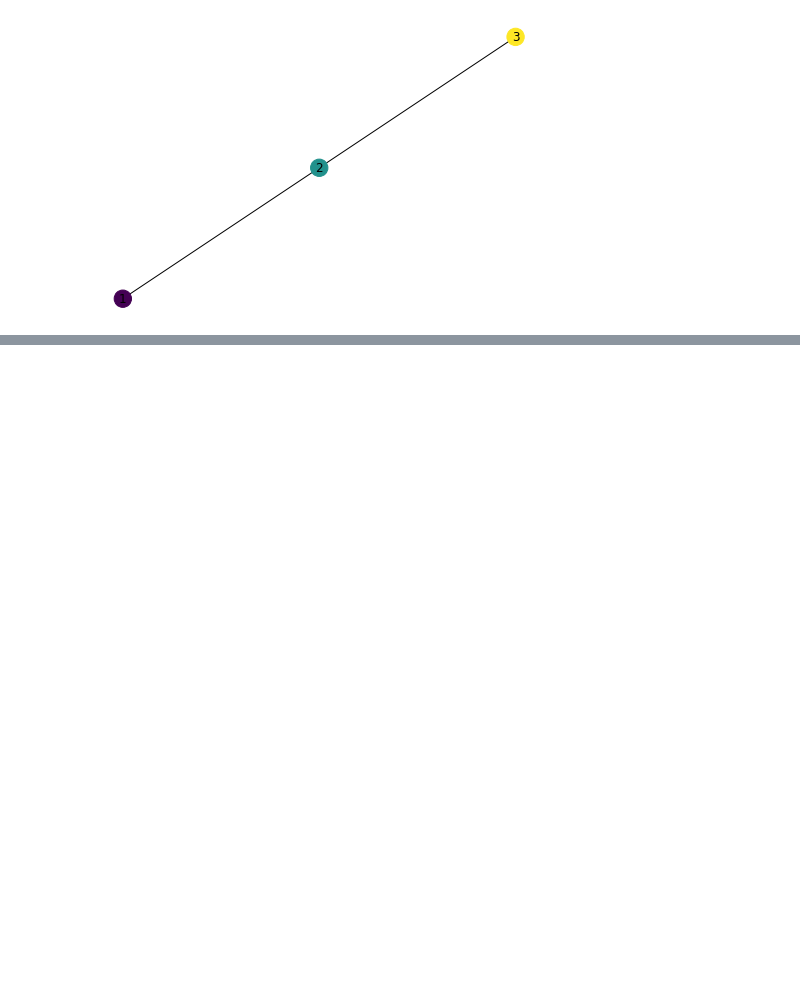
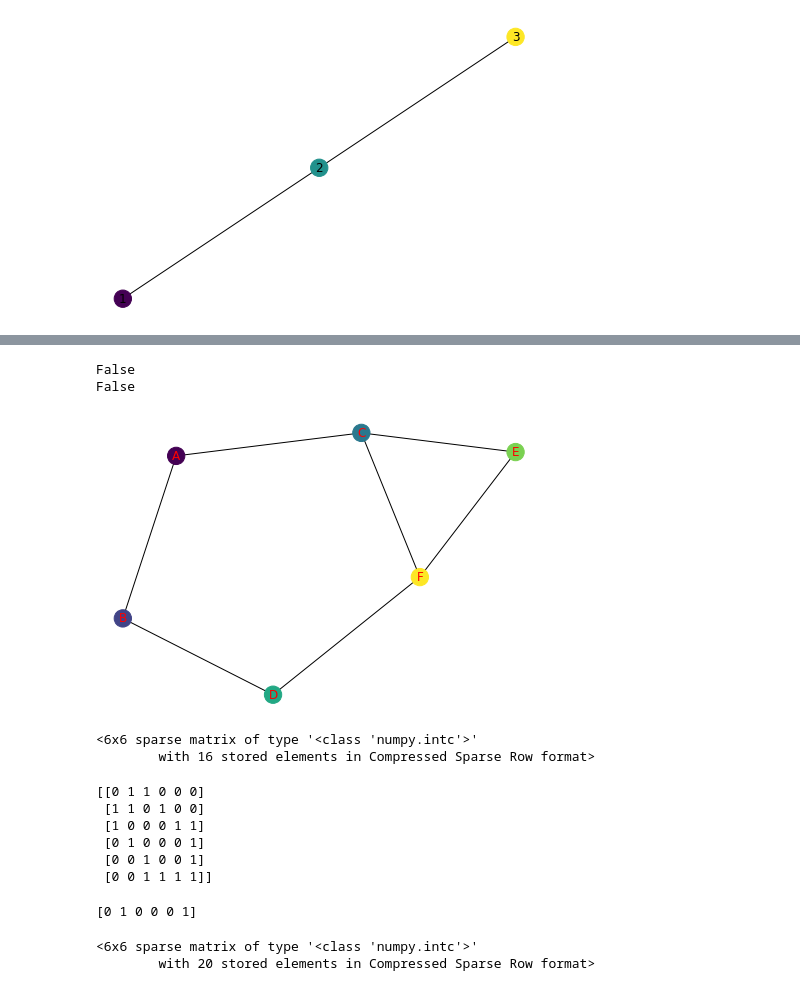
Before and after one commit to Naveen-Chaurasia/Graph-ML-POCs, a Jupyter notebook: Networkx_poc2.ipynb, the cells around one changed output, grey strips where cells are left out. Drawn from its saved outputs; the diff is of its cells as text; code cells hidden in the pictures; blank space fills up the shorter version.

```diff
--- a/Networkx_poc2.ipynb
+++ b/Networkx_poc2.ipynb
@@ -15,0 +103,37 @@ False
+# %%
+G = nx.Graph()
+G.add_edges_from(
+    [('A', 'B'), ('A', 'C'), ('B', 'D'), ('C', 'E'), ('C', 'F'),
+     ('E', 'F'), ('D', 'F'),
+     ('B', 'B'), ('F', 'F')
+     ])
+
+val_map = {'A': 1.0,
+           'B': 2.0,
+           'C': 3.0,
+           'D': 4.0, 'E': 5.0, 'F': 6.0}
+values = [val_map.get(node, 0.25) for node in G.nodes()]
+nx.draw(G, cmap=plt.get_cmap('viridis'), with_labels=True, node_color=values, font_color='red')
+
+print(nx.is_weighted(G))
+print(nx.is_directed(G))
+# %% [output]
+False
+False
+[figure, added]
+# %%
+A = nx.adjacency_matrix(G)
+A.data
+A
+# %% [output]
+<6x6 sparse matrix of type '<class 'numpy.intc'>'
+        with 16 stored elements in Compressed Sparse Row format>
+# %%
+print(A.todense())
+# %% [output]
+[[0 1 1 0 0 0]
+ [1 1 0 1 0 0]
+ [1 0 0 0 1 1]
+ [0 1 0 0 0 1]
+ [0 0 1 0 0 1]
+ [0 0 1 1 1 1]]
@@ -15,0 +142,10 @@ False
+# %%
+print(A.diagonal())
+# %% [output]
+[0 1 0 0 0 1]
+# %%
+L = nx.laplacian_matrix(G)
+L
+# %% [output]
+<6x6 sparse matrix of type '<class 'numpy.intc'>'
+        with 20 stored elements in Compressed Sparse Row format>
```
Also changed, not shown: parts of 10 cells of this notebook.
